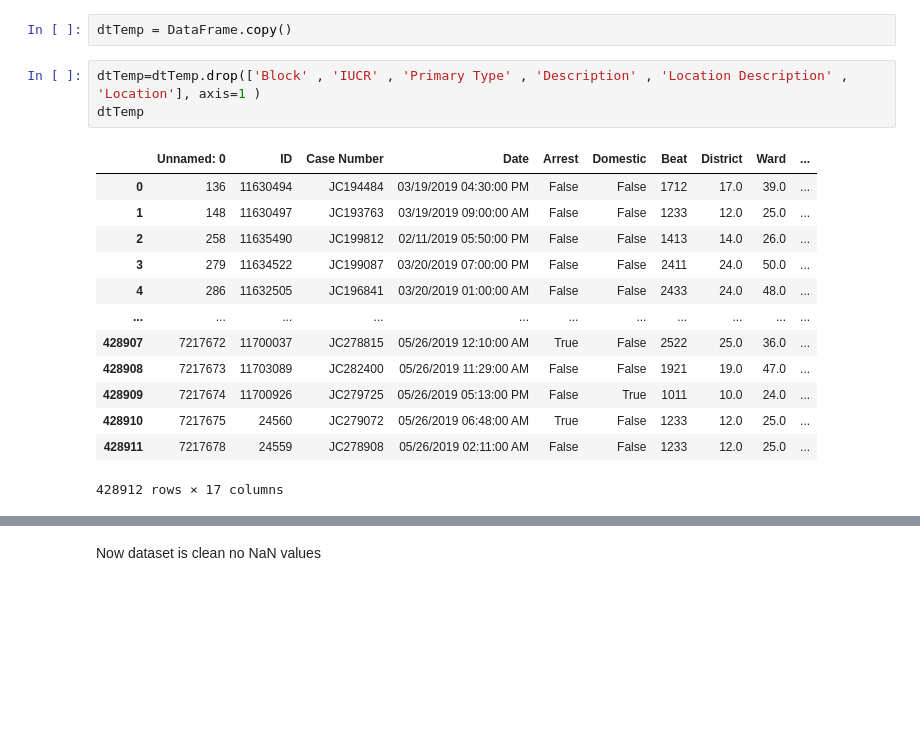
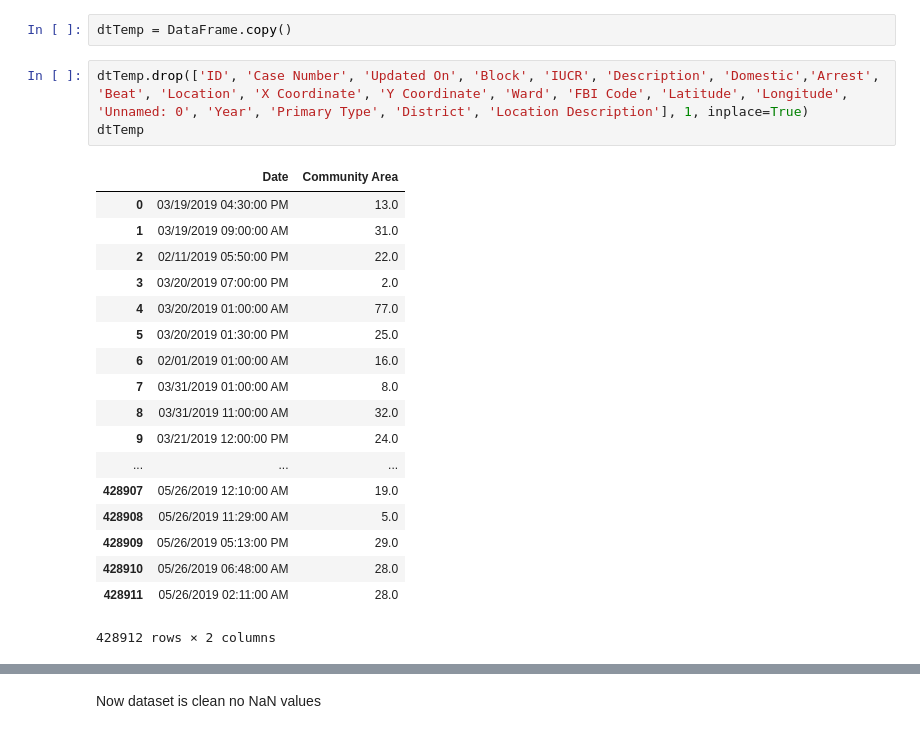
Before and after one commit to ShaharBirzon/ChicagoCrime-MSI, a Jupyter notebook: Chicago_ML_Skeleton.ipynb, the cells around one changed output, grey strips where cells are left out. Cells and saved outputs as stored; diff of their text form; blank space fills up the shorter version.

```diff
--- a/Chicago_ML_Skeleton.ipynb
+++ b/Chicago_ML_Skeleton.ipynb
@@ -111,23 +87,28 @@ Index(['Unnamed: 0', 'ID', 'Case Number', 'Date', 'Block', 'IUCR',
 *  Tuesday - Lowest rate crimes
 # %%
 dtTemp = DataFrame.copy()
-# %%
-dtTemp=dtTemp.drop(['Block' , 'IUCR' , 'Primary Type' , 'Description' , 'Location Description' , 'Location'], axis=1 )
-dtTemp
-# %% [output]
-|  | Unnamed: 0 | ID | Case Number | Date | Arrest | Domestic | Beat | District | Ward | ... |
-| 0 | 136 | 11630494 | JC194484 | 03/19/2019 04:30:00 PM | False | False | 1712 | 17.0 | 39.0 | ... |
-| 1 | 148 | 11630497 | JC193763 | 03/19/2019 09:00:00 AM | False | False | 1233 | 12.0 | 25.0 | ... |
-| 2 | 258 | 11635490 | JC199812 | 02/11/2019 05:50:00 PM | False | False | 1413 | 14.0 | 26.0 | ... |
-| 3 | 279 | 11634522 | JC199087 | 03/20/2019 07:00:00 PM | False | False | 2411 | 24.0 | 50.0 | ... |
-| 4 | 286 | 11632505 | JC196841 | 03/20/2019 01:00:00 AM | False | False | 2433 | 24.0 | 48.0 | ... |
-| ... | ... | ... | ... | ... | ... | ... | ... | ... | ... | ... |
-| 428907 | 7217672 | 11700037 | JC278815 | 05/26/2019 12:10:00 AM | True | False | 2522 | 25.0 | 36.0 | ... |
-| 428908 | 7217673 | 11703089 | JC282400 | 05/26/2019 11:29:00 AM | False | False | 1921 | 19.0 | 47.0 | ... |
-| 428909 | 7217674 | 11700926 | JC279725 | 05/26/2019 05:13:00 PM | False | True | 1011 | 10.0 | 24.0 | ... |
-| 428910 | 7217675 | 24560 | JC279072 | 05/26/2019 06:48:00 AM | True | False | 1233 | 12.0 | 25.0 | ... |
-| 428911 | 7217678 | 24559 | JC278908 | 05/26/2019 02:11:00 AM | False | False | 1233 | 12.0 | 25.0 | ... |
-428912 rows × 17 columns
+# %%
+dtTemp.drop(['ID', 'Case Number', 'Updated On', 'Block', 'IUCR', 'Description', 'Domestic','Arrest', 'Beat', 'Location', 'X Coordinate', 'Y Coordinate', 'Ward', 'FBI Code', 'Latitude', 'Longitude', 'Unnamed: 0', 'Year', 'Primary Type', 'District', 'Location Description'], 1, inplace=True)
+dtTemp
+# %% [output]
+|  | Date | Community Area |
+| 0 | 03/19/2019 04:30:00 PM | 13.0 |
+| 1 | 03/19/2019 09:00:00 AM | 31.0 |
+| 2 | 02/11/2019 05:50:00 PM | 22.0 |
+| 3 | 03/20/2019 07:00:00 PM | 2.0 |
+| 4 | 03/20/2019 01:00:00 AM | 77.0 |
+| 5 | 03/20/2019 01:30:00 PM | 25.0 |
+| 6 | 02/01/2019 01:00:00 AM | 16.0 |
+| 7 | 03/31/2019 01:00:00 AM | 8.0 |
+| 8 | 03/31/2019 11:00:00 AM | 32.0 |
+| 9 | 03/21/2019 12:00:00 PM | 24.0 |
+| ... | ... | ... |
+| 428907 | 05/26/2019 12:10:00 AM | 19.0 |
+| 428908 | 05/26/2019 11:29:00 AM | 5.0 |
+| 428909 | 05/26/2019 05:13:00 PM | 29.0 |
+| 428910 | 05/26/2019 06:48:00 AM | 28.0 |
+| 428911 | 05/26/2019 02:11:00 AM | 28.0 |
+428912 rows × 2 columns
 # %%
 null_counts = dtTemp.isnull().sum()
 null_counts[null_counts>0]
```
Also changed, not shown: parts of 14 cells of this notebook.
